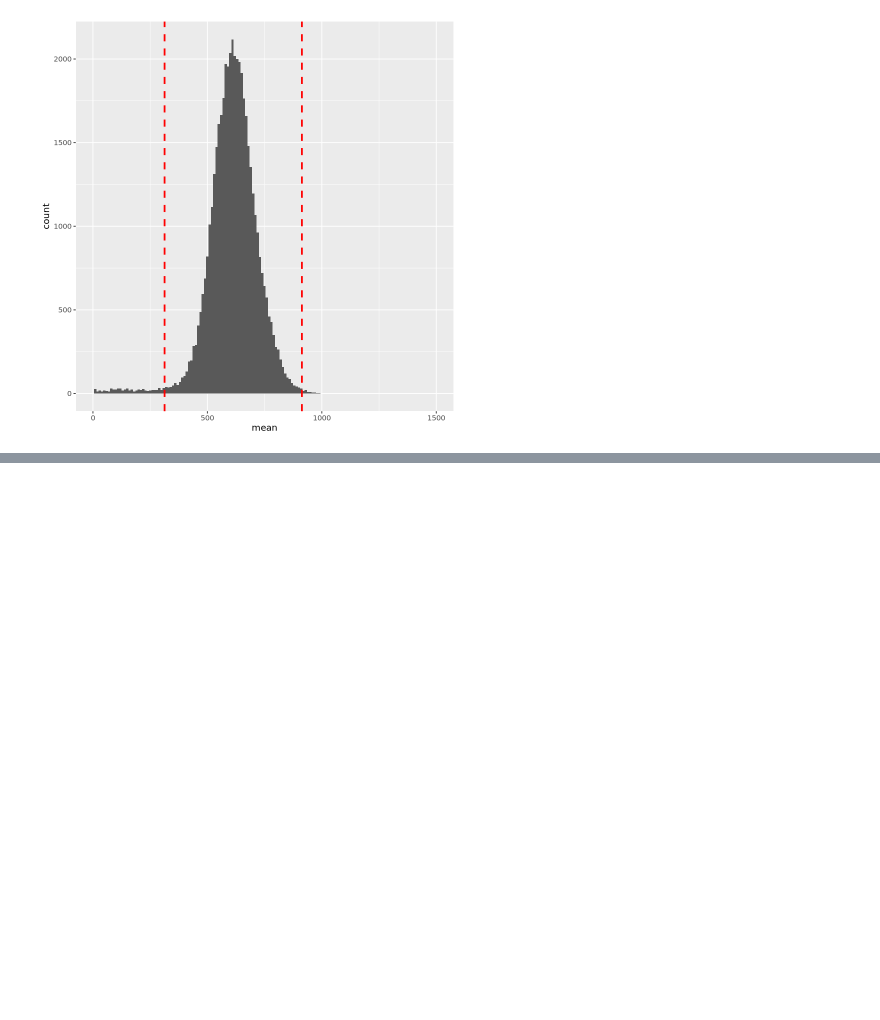
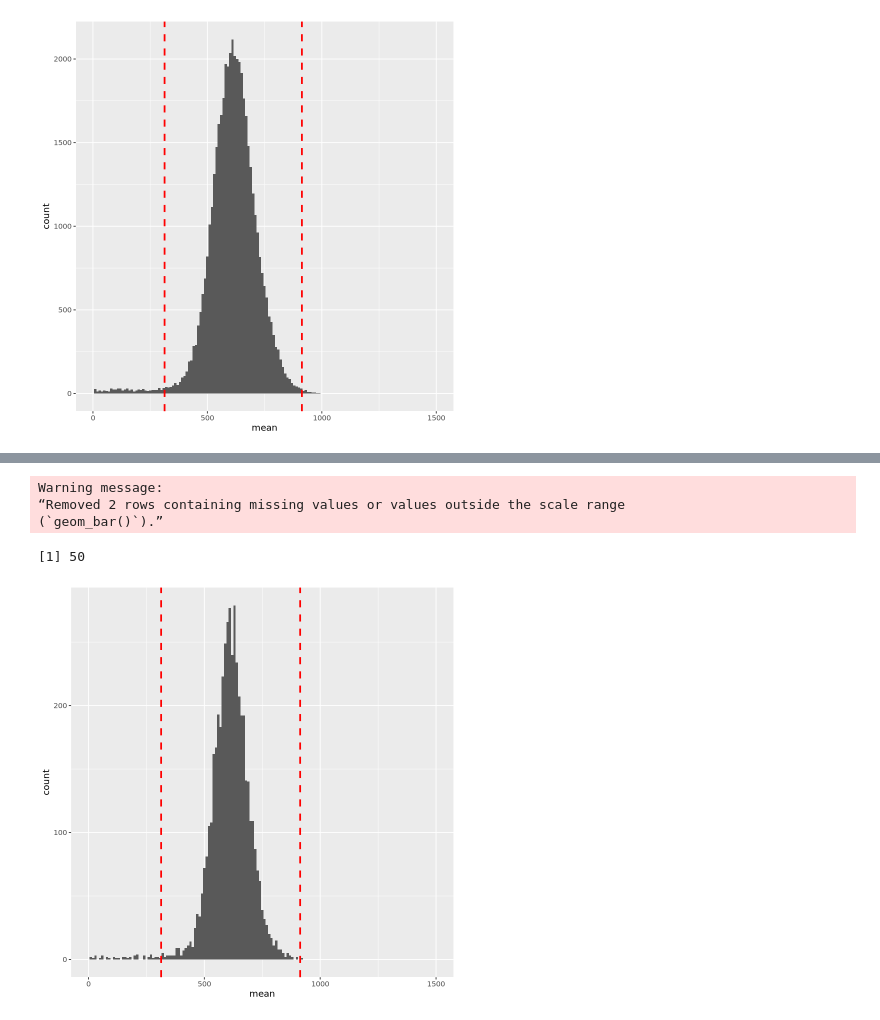
Before and after one commit to mtzingarella/VariantCalling-DenovoAssembly-StudyReplication, a Jupyter notebook: notebooks/Post_Alignment_QC.ipynb, the cells around one changed output, grey strips where cells are left out. Drawn from its saved outputs; the diff is of its cells as text; code cells hidden in the pictures; blank space fills up the shorter version.

```diff
--- a/notebooks/Post_Alignment_QC.ipynb
+++ b/notebooks/Post_Alignment_QC.ipynb
@@ -199,0 +264,22 @@ Warning message:
+# %%
+median1kb <- median(cov1kb$median)
+
+half_range <- 300
+
+lower_bound <- median1kb - half_range
+upper_bound <- median1kb + half_range
+
+ggplot(cov1kb, aes(x=mean)) +
+  geom_histogram(binwidth=10) +
+  xlim(0,1500) +
+  geom_vline(xintercept=c(lower_bound, upper_bound), color="red", linetype="dashed", size=1)
+
+lost_windows <- sum(cov1kb$mean < lower_bound | cov1kb$mean > upper_bound)
+
+lost_windows
+# %% [output]
+Warning message:
+“Removed 2 rows containing missing values or values outside the scale range
+(`geom_bar()`).”
+[1] 50
+[figure, added]
```
Also changed, not shown: parts of 10 cells of this notebook.
